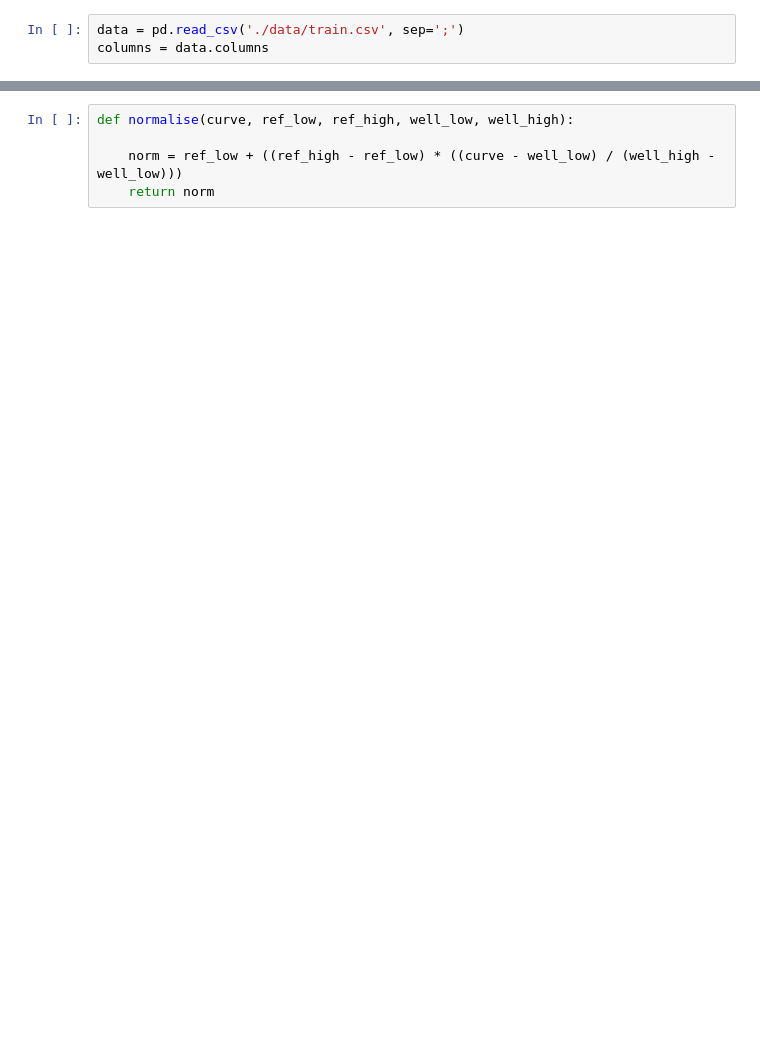
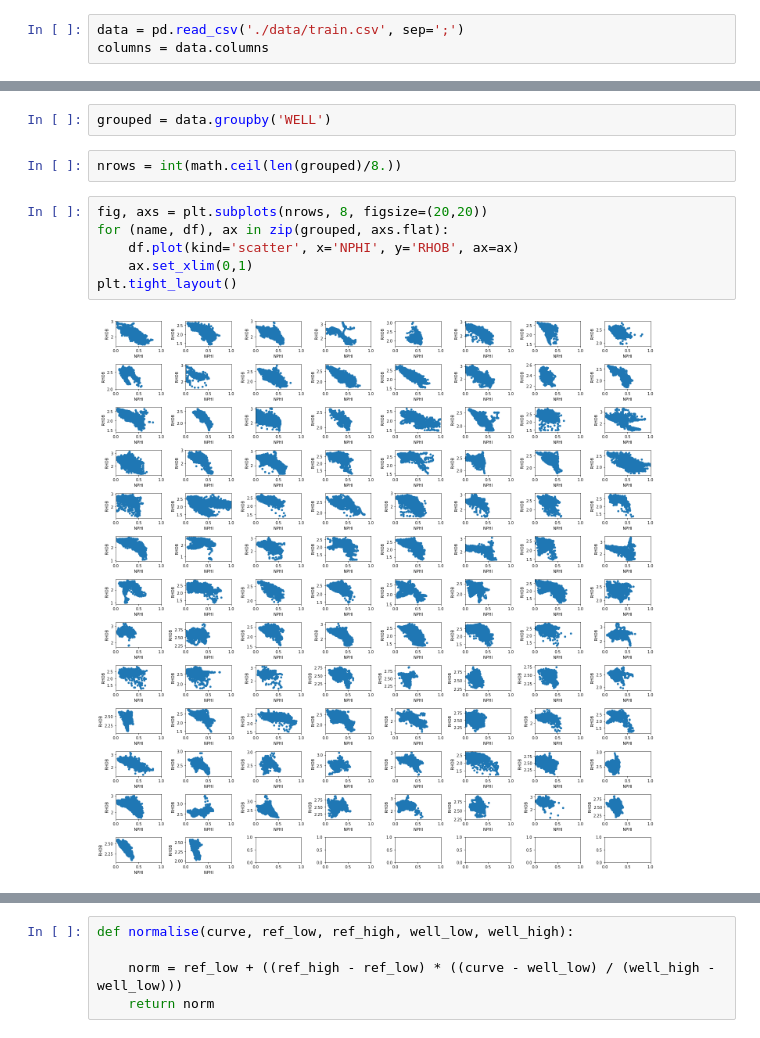
Before and after one commit to ABV-Hub/force2020_priv, a Jupyter notebook: EDA - Normalisation.ipynb, the cells around one changed output, grey strips where cells are left out. Cells and saved outputs as stored; diff of their text form; blank space fills up the shorter version.

```diff
--- a/EDA - Normalisation.ipynb
+++ b/EDA - Normalisation.ipynb
@@ -17,0 +20,12 @@ data.head()
+# %%
+grouped = data.groupby('WELL')
+# %%
+nrows = int(math.ceil(len(grouped)/8.))
+# %%
+fig, axs = plt.subplots(nrows, 8, figsize=(20,20))
+for (name, df), ax in zip(grouped, axs.flat):
+    df.plot(kind='scatter', x='NPHI', y='RHOB', ax=ax)
+    ax.set_xlim(0,1)
+plt.tight_layout()
+# %% [output]
+[figure, added]
```
Also changed, not shown: parts of 44 cells of this notebook, 2 other files.
